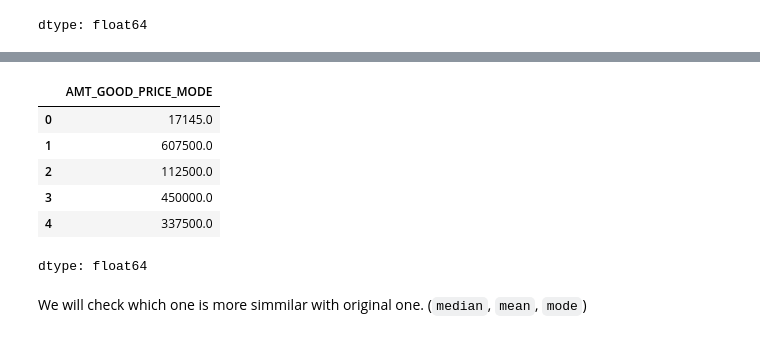
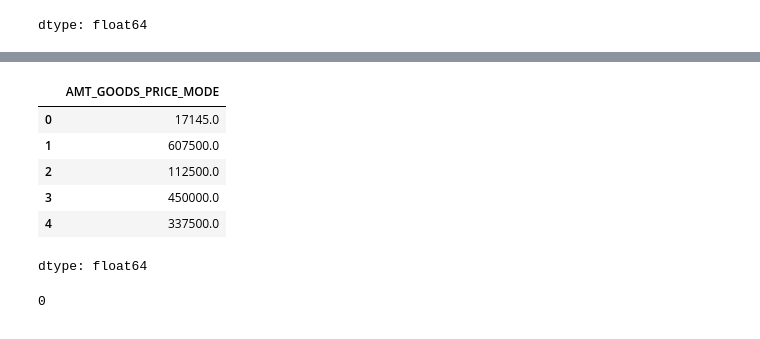
Before and after one commit to htetaunglynn94/portfolio_projects, a Jupyter notebook: eda_on_loan_default.ipynb, the cells around one changed output, grey strips where cells are left out. Cells and saved outputs as stored; diff of their text form; code cells hidden in the pictures.

```diff
--- a/eda_on_loan_default.ipynb
+++ b/eda_on_loan_default.ipynb
@@ -1367,7 +1367,7 @@ prev_app_nva_col_rmvd['AMT_GOODS_PRICE'].agg(func=['mean', 'median'])
 | median | 112320.000000 |
 dtype: float64
 # %%
-prev_app_nva_col_rmvd['AMT_GOOD_PRICE_MEDIAN'] = prev_app_nva_col_rmvd['AMT_GOODS_PRICE'] \
+prev_app_nva_col_rmvd['AMT_GOODS_PRICE_MEDIAN'] = prev_app_nva_col_rmvd['AMT_GOODS_PRICE'] \
                                                       .fillna(prev_app_nva_col_rmvd['AMT_GOODS_PRICE'].median())
-prev_app_nva_col_rmvd['AMT_GOOD_PRICE_MEDIAN'].head()
+prev_app_nva_col_rmvd['AMT_GOODS_PRICE_MEDIAN'].head()
 # %% [output]
@@ -1379,6 +1379,6 @@ prev_app_nva_col_rmvd['AMT_GOOD_PRICE_MEDIAN'].head()
 | 4 | 337500.0 |
 dtype: float64
 # %%
-prev_app_nva_col_rmvd['AMT_GOOD_PRICE_MEAN'] = prev_app_nva_col_rmvd['AMT_GOODS_PRICE'] \
+prev_app_nva_col_rmvd['AMT_GOODS_PRICE_MEAN'] = prev_app_nva_col_rmvd['AMT_GOODS_PRICE'] \
                                                       .fillna(prev_app_nva_col_rmvd['AMT_GOODS_PRICE'].mean())
-prev_app_nva_col_rmvd['AMT_GOOD_PRICE_MEAN'].head()
+prev_app_nva_col_rmvd['AMT_GOODS_PRICE_MEAN'].head()
@@ -1385,13 +1393,17 @@ prev_app_nva_col_rmvd['AMT_GOOD_PRICE_MEAN'].head()
 # %%
-prev_app_nva_col_rmvd['AMT_GOOD_PRICE_MODE'] = prev_app_nva_col_rmvd['AMT_GOODS_PRICE'] \
-                                                      .fillna(prev_app_nva_col_rmvd['AMT_GOODS_PRICE'].mode())
-prev_app_nva_col_rmvd['AMT_GOOD_PRICE_MODE'].head()
+prev_app_nva_col_rmvd['AMT_GOODS_PRICE_MODE'] = prev_app_nva_col_rmvd['AMT_GOODS_PRICE'] \
+                                                      .fillna(prev_app_nva_col_rmvd['AMT_GOODS_PRICE'].mode()[0])
+prev_app_nva_col_rmvd['AMT_GOODS_PRICE_MODE'].head()
 # %% [output]
-|  | AMT_GOOD_PRICE_MODE |
+|  | AMT_GOODS_PRICE_MODE |
 | 0 | 17145.0 |
 | 1 | 607500.0 |
 | 2 | 112500.0 |
 | 3 | 450000.0 |
 | 4 | 337500.0 |
 dtype: float64
+# %%
+prev_app_nva_col_rmvd['AMT_GOODS_PRICE_MODE'].isnull().sum()
+# %% [output]
+0
 # %%
@@ -1399,2 +1410,0 @@ gp_cols = ['AMT_GOOD_PRICE','AMT_GOODS_PRICE_MEDIAN','AMT_GOODS_PRICE_MEAN','AMT
-# %% [markdown]
-We will check which one is more simmilar with original one. (`median`, `mean`, `mode`)
```
Also changed, not shown: parts of 17 cells of this notebook.
